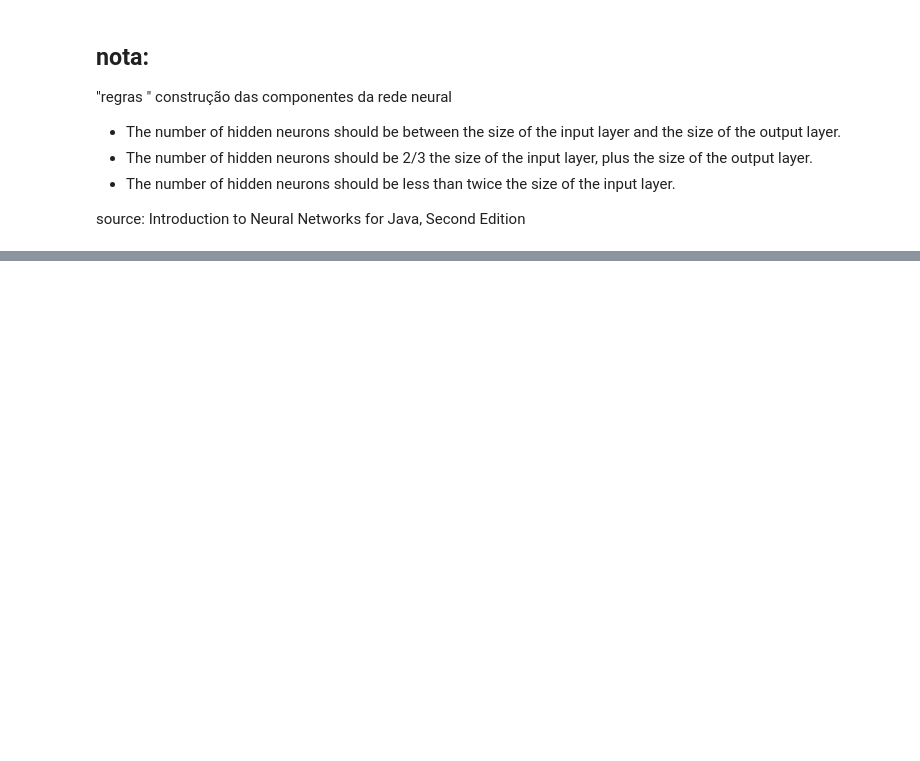
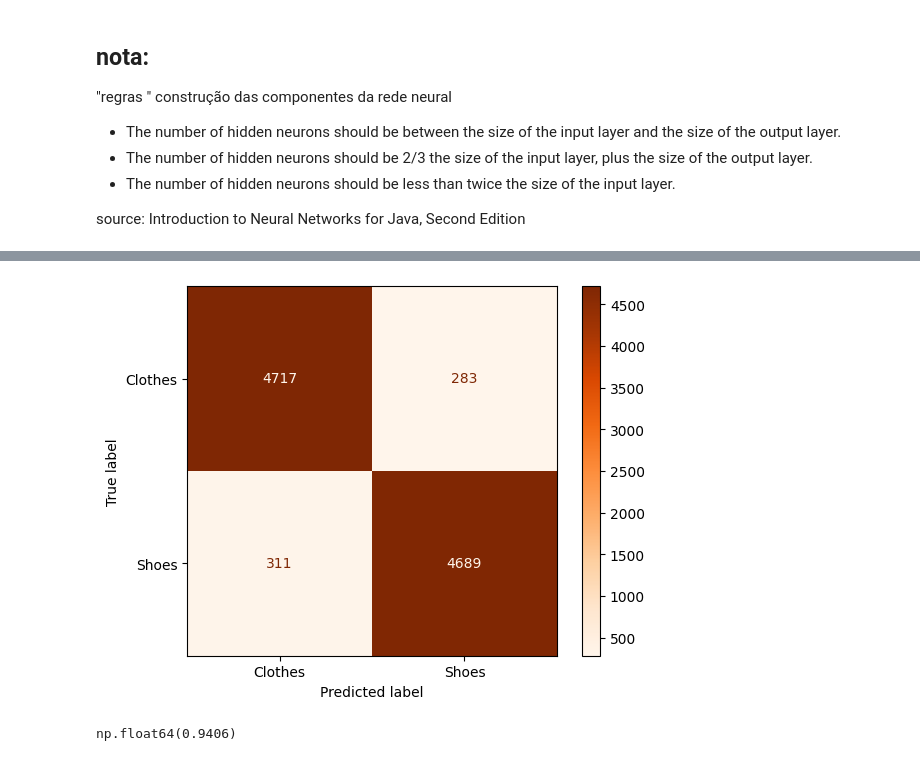
Before and after one commit to Groze2001/MCD, a Jupyter notebook: 2ºsemestre/APVC/Desafio1/ChallengePart1.ipynb, the cells around one changed output, grey strips where cells are left out. Saved outputs shown, nothing was run; the diff lists cells and outputs as text; code cells hidden in the pictures; blank space fills up the shorter version.

```diff
--- a/2ºsemestre/APVC/Desafio1/ChallengePart1.ipynb
+++ b/2ºsemestre/APVC/Desafio1/ChallengePart1.ipynb
@@ -198,0 +199,14 @@ plt.show()
+# %%
+y_pred_bin = np.where(y_pred < 5, 1,0)
+y_true_bin = np.where(y_true < 5, 1,0)
+
+cm_bin = confusion_matrix(y_true_bin, y_pred_bin)
+disp_bin = ConfusionMatrixDisplay(confusion_matrix=cm_bin, display_labels=["Clothes","Shoes"])
+disp_bin.plot(cmap=plt.colormaps['Oranges'])
+plt.show()
+# %% [output]
+[figure, added]
+# %%
+np.where(y_pred_bin == y_true_bin, 1,0).sum()/y_pred_bin.size  #accuracy
+# %% [output]
+np.float64(0.9406)
```
Also changed, not shown: parts of 3 cells of this notebook, 2 other files.
